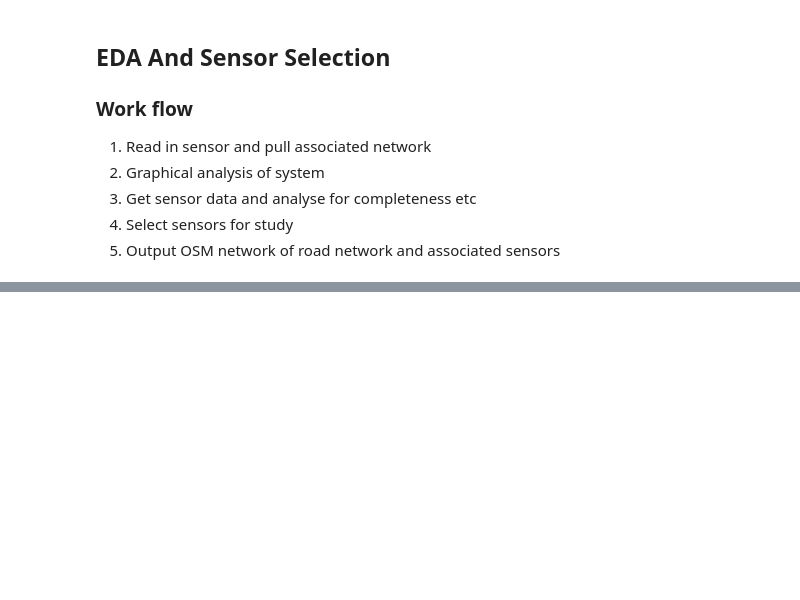
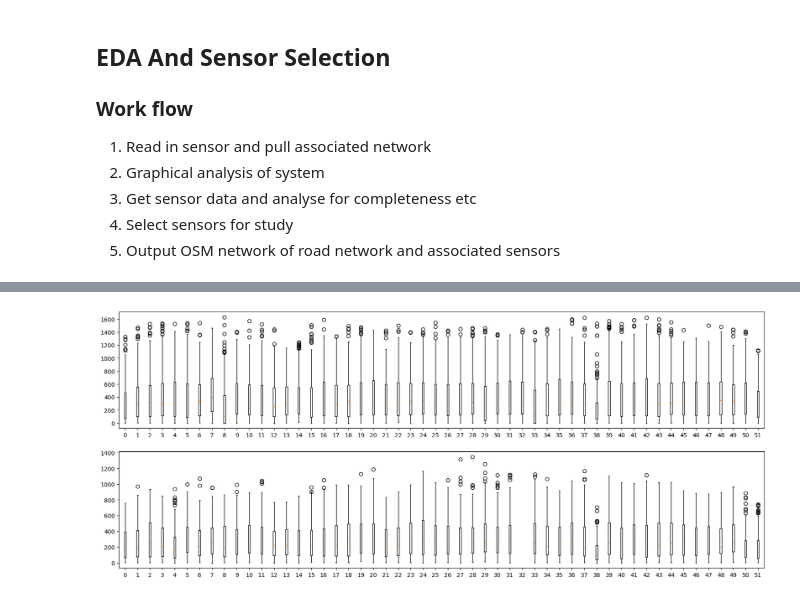
Before and after one commit to cmconlan/Adaptive_Traffic_Simulator, a Jupyter notebook: 1. EDA and Sensor Selection.ipynb, the cells around one changed output, grey strips where cells are left out. Saved outputs shown, nothing was run; the diff lists cells and outputs as text; code cells hidden in the pictures; blank space fills up the shorter version.

```diff
--- a/1. EDA and Sensor Selection.ipynb
+++ b/1. EDA and Sensor Selection.ipynb
@@ -103,10 +95,9 @@ dec_to_min_dict = {
     0.75 : 45
     }
 # %%
-# Replace these placeholders with your actual database credentials
 host = "localhost"
-user = "root "
-password = "NcFc2009S"
+user = "chris"
+password = "password"
 database = "midas"
 
 # Establish a database connection
@@ -219,0 +250,19 @@ print(outlier_count_l)
+# %%
+fig, ax = plt.subplots(2,1, figsize = [20,8])
+
+x_position = 0
+
+for i in range(1,53):
+    week_data = ts_all[ts_all.index.isocalendar().week == i]
+    ax[0].boxplot(week_data[week_data['Weekend'] == False]['All Lanes'].dropna(), positions=[x_position])
+    x_position += 1
+
+x_position = 0
+for i in range(1,53):
+    week_data = ts_all[ts_all.index.isocalendar().week == i]
+    ax[1].boxplot(week_data[week_data['Weekend'] == True]['All Lanes'].dropna(), positions=[x_position])
+    x_position += 1
+
+plt.show()
+# %% [output]
+[figure, added]
```
Also changed, not shown: parts of 16 cells of this notebook, 1 other file.
